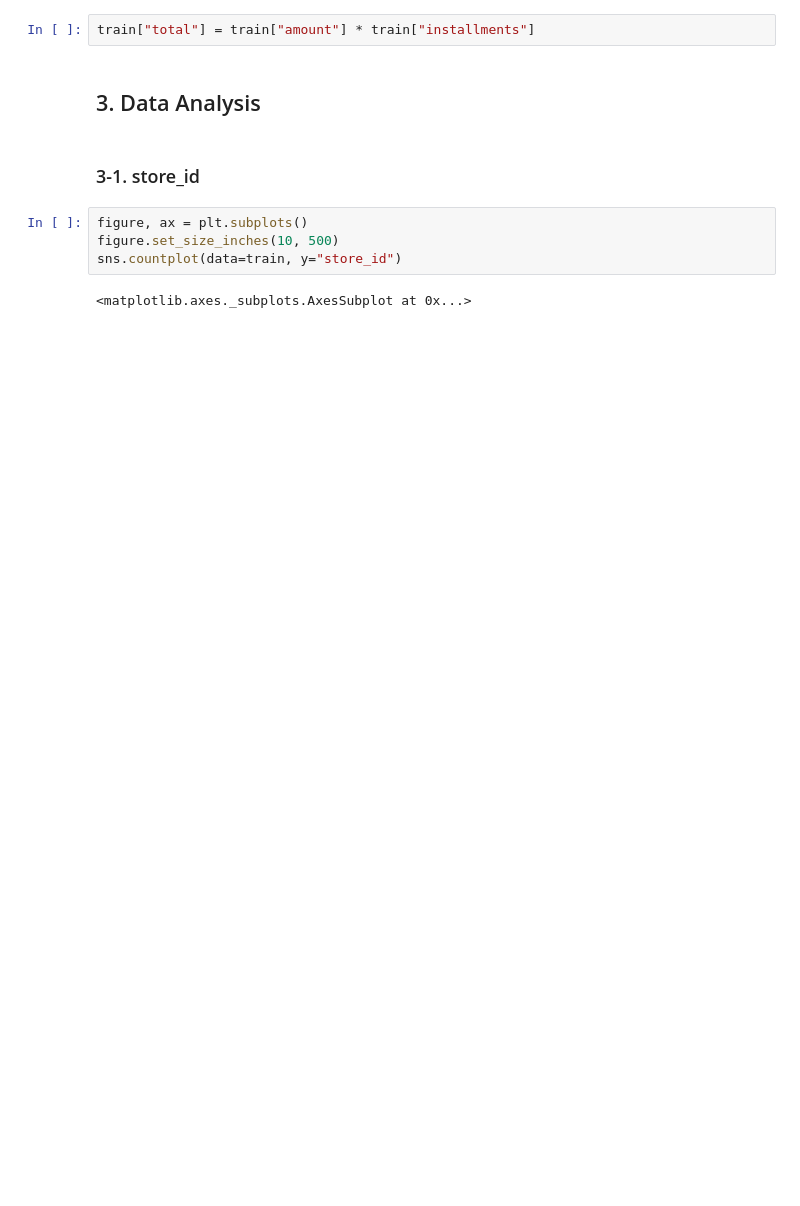
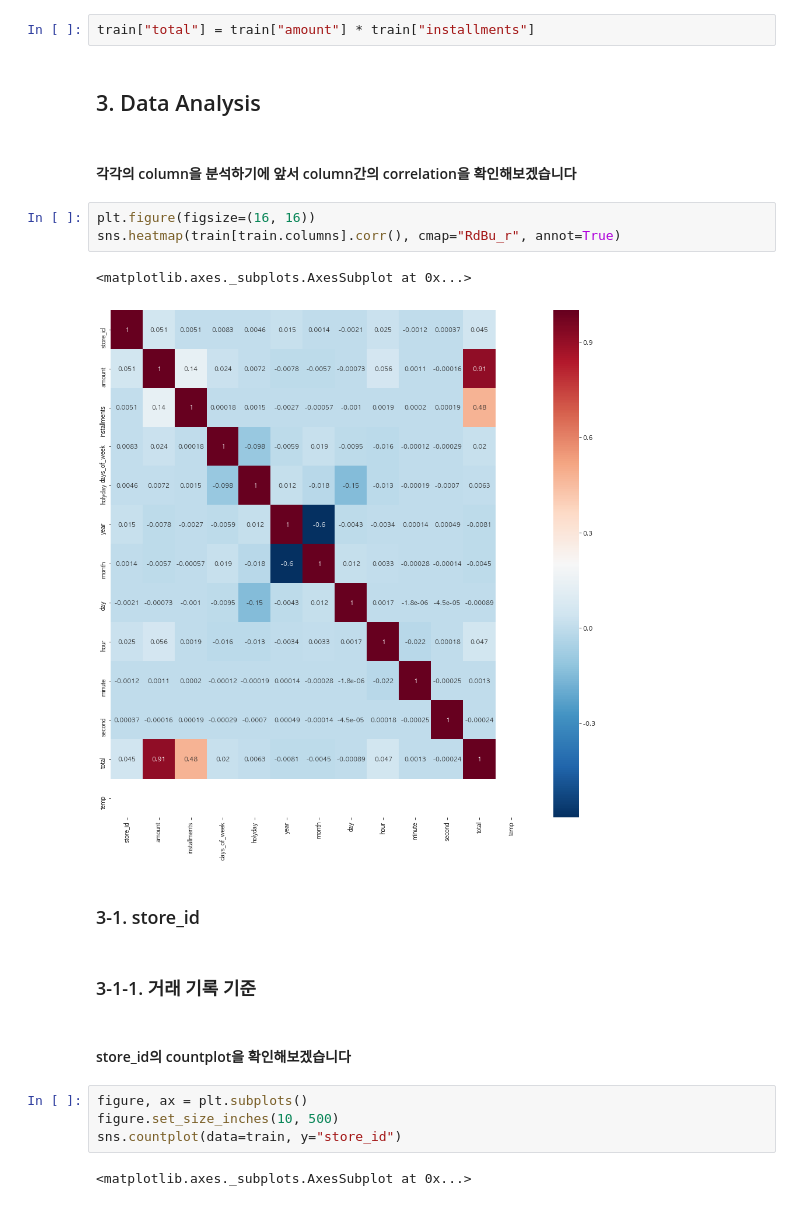
Before and after one commit to willthd/Data-Science, a Jupyter notebook: daconByFunda/funda.ipynb, the cells around one changed output. Cells and saved outputs as stored; diff of their text form; blank space fills up the shorter version.

```diff
--- a/daconByFunda/funda.ipynb
+++ b/daconByFunda/funda.ipynb
@@ -173,8 +168,20 @@ dtype: int64
 train["total"] = train["amount"] * train["installments"]
 # %% [markdown]
 ## 3. Data Analysis
+# %% [markdown]
+#### 각각의 column을 분석하기에 앞서 column간의 correlation을 확인해보겠습니다
+# %%
+plt.figure(figsize=(16, 16))
+sns.heatmap(train[train.columns].corr(), cmap="RdBu_r", annot=True)
+# %% [output]
+<matplotlib.axes._subplots.AxesSubplot at 0x...>
+[figure, added]
 # %% [markdown]
 ### 3-1. store_id
+# %% [markdown]
+### 3-1-1. 거래 기록 기준
+# %% [markdown]
+#### store_id의 countplot을 확인해보겠습니다
 # %%
 figure, ax = plt.subplots()
 figure.set_size_inches(10, 500)
```
Also changed, not shown: parts of 83 cells of this notebook.
